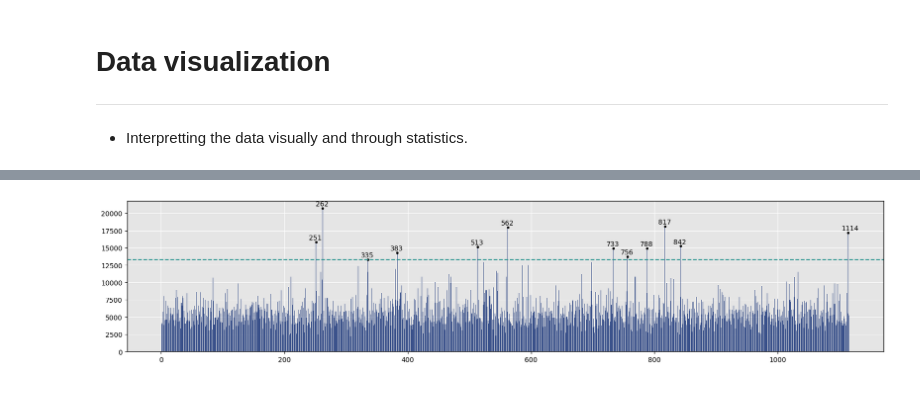
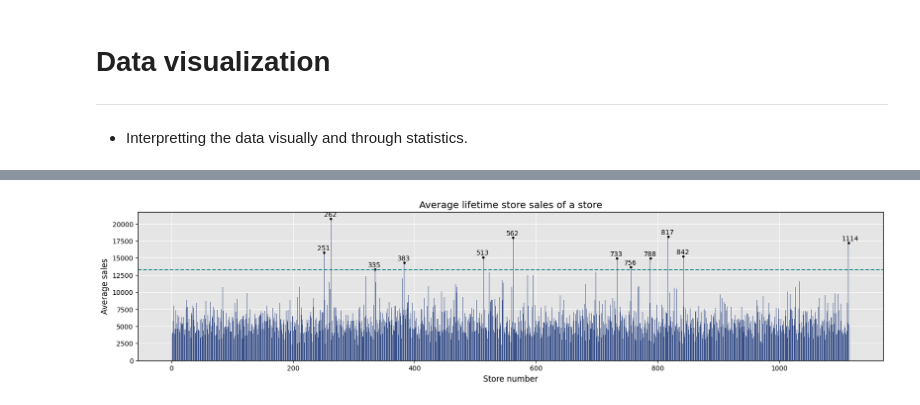
Before and after one commit to filipsajtlava/M9DM2-project, a Jupyter notebook: data_visualization.ipynb, the cells around one changed output, grey strips where cells are left out. Drawn from its saved outputs; the diff is of its cells as text; code cells hidden in the pictures.

Commit message:
Add visualizations and remove test dataset

```diff
--- a/data_visualization.ipynb
+++ b/data_visualization.ipynb
@@ -28,15 +73,20 @@ train_data.head(3)
 # %%
 average_store_sales = train_data.groupby("Store").Sales.mean()
-mean_quantile_95 = train_data.groupby("Store").Sales.mean().quantile(0.99)
-better_than_q95 = average_store_sales[average_store_sales > mean_quantile_95]
+mean_quantile_99 = train_data.groupby("Store").Sales.mean().quantile(0.99)
+better_than_q99 = average_store_sales[average_store_sales > mean_quantile_99]
 
 fig, ax = plt.subplots(figsize=(20, 4))
 
 ax.bar(average_store_sales.index, average_store_sales, color=vir_col(0.25))
-ax.axhline(mean_quantile_95, linestyle="--", c=vir_col(0.5))
-ax.scatter(better_than_q95.index, better_than_q95, c="black", s=10)
+ax.axhline(mean_quantile_99, linestyle="--", c=vir_col(0.5))
+ax.scatter(better_than_q99.index, better_than_q99, c="black", s=10)
+ax.set_title("Average lifetime store sales of a store")
+ax.set_xlabel("Store number")
+ax.set_ylabel("Average sales")
 
-for store_id, value in better_than_q95.items():
-    ax.annotate(str(store_id), (store_id - 0.01 * average_store_sales.shape[0], value + 0.025 * min(better_than_q95)))
+for store_id, value in better_than_q99.items():
+    ax.annotate(str(store_id), (store_id - 0.01 * average_store_sales.shape[0], value + 0.025 * min(better_than_q99)))
+
+plt.show()
 # %% [output]
-[figure, old version]
+[figure, new version]
```
Also changed, not shown: parts of 19 cells of this notebook, 2 other files.
